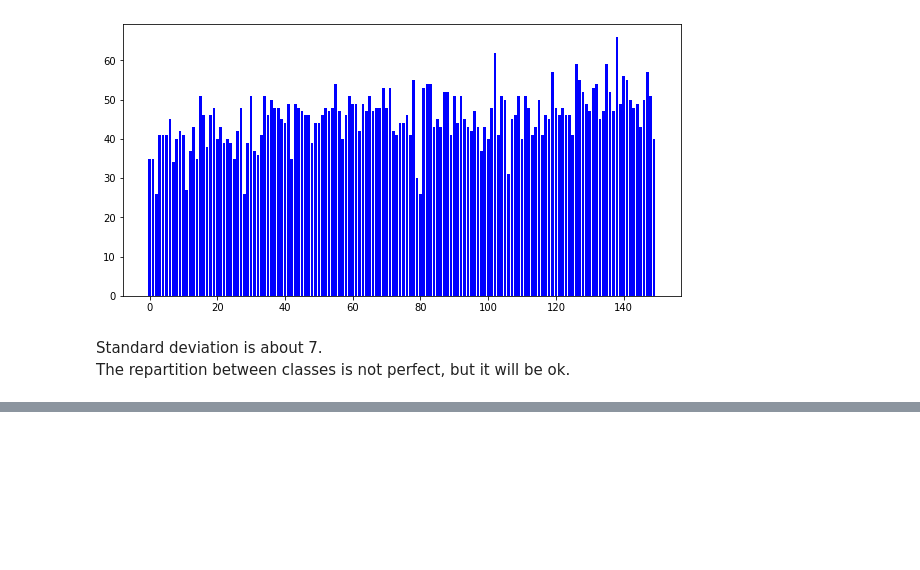
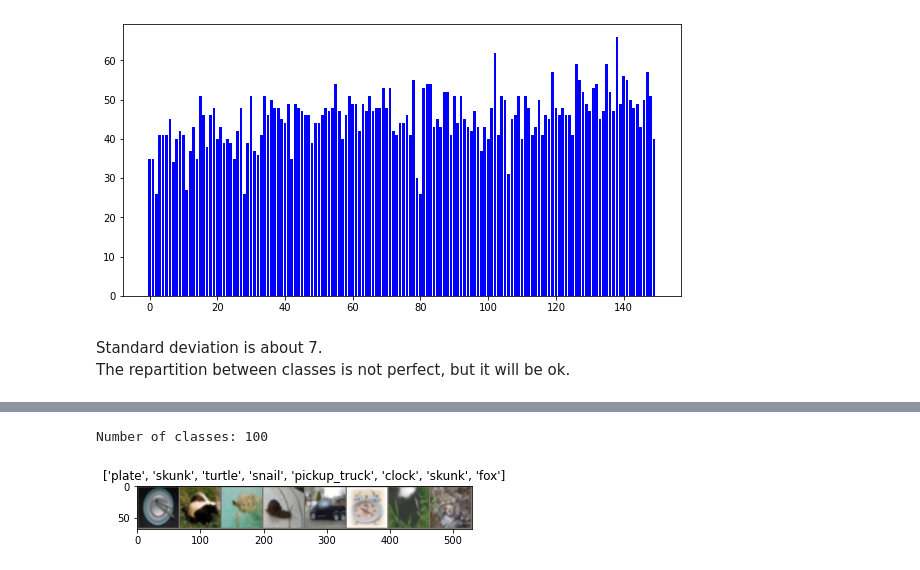
Before and after one commit to AzemaBaptiste/pokemon_classifier, a Jupyter notebook: 0_Exploration.ipynb, the cells around one changed output, grey strips where cells are left out. Drawn from its saved outputs; the diff is of its cells as text; code cells hidden in the pictures; blank space fills up the shorter version.

```diff
--- a/Pokemon_classifier.ipynb
+++ b/0_Exploration.ipynb
@@ -658,0 +125,4 @@ estimator.fit({'train': input_data})
+# %%
+transform, std_nums, mean_nums = utils.torch_transformations()
+
+cifar100 = torchvision.datasets.CIFAR100(root='data/', download=True, transform=transform['test'])
@@ -658,0 +131,3 @@ estimator.fit({'train': input_data})
+# %%
+df = utils.load_dataset_cifar(cifar100)
+df
@@ -658,0 +148,16 @@ estimator.fit({'train': input_data})
+# %%
+print('Number of classes:', len(df["label"].unique()))
+# %% [output]
+Number of classes: 100
+# %%
+cifar_loader = torch.utils.data.DataLoader(cifar100, batch_size=8,
+                                          shuffle=True, num_workers=2)
+# %%
+inputs, classes = next(iter(cifar_loader))
+
+# Make a grid from batch
+out = torchvision.utils.make_grid(inputs)
+
+utils.imshow_tensor(out, std_nums, mean_nums, title=[cifar100.classes[x] for x in classes])
+# %% [output]
+[figure, added]
```
Also changed, not shown: parts of 72 cells of this notebook, 3 other files.
